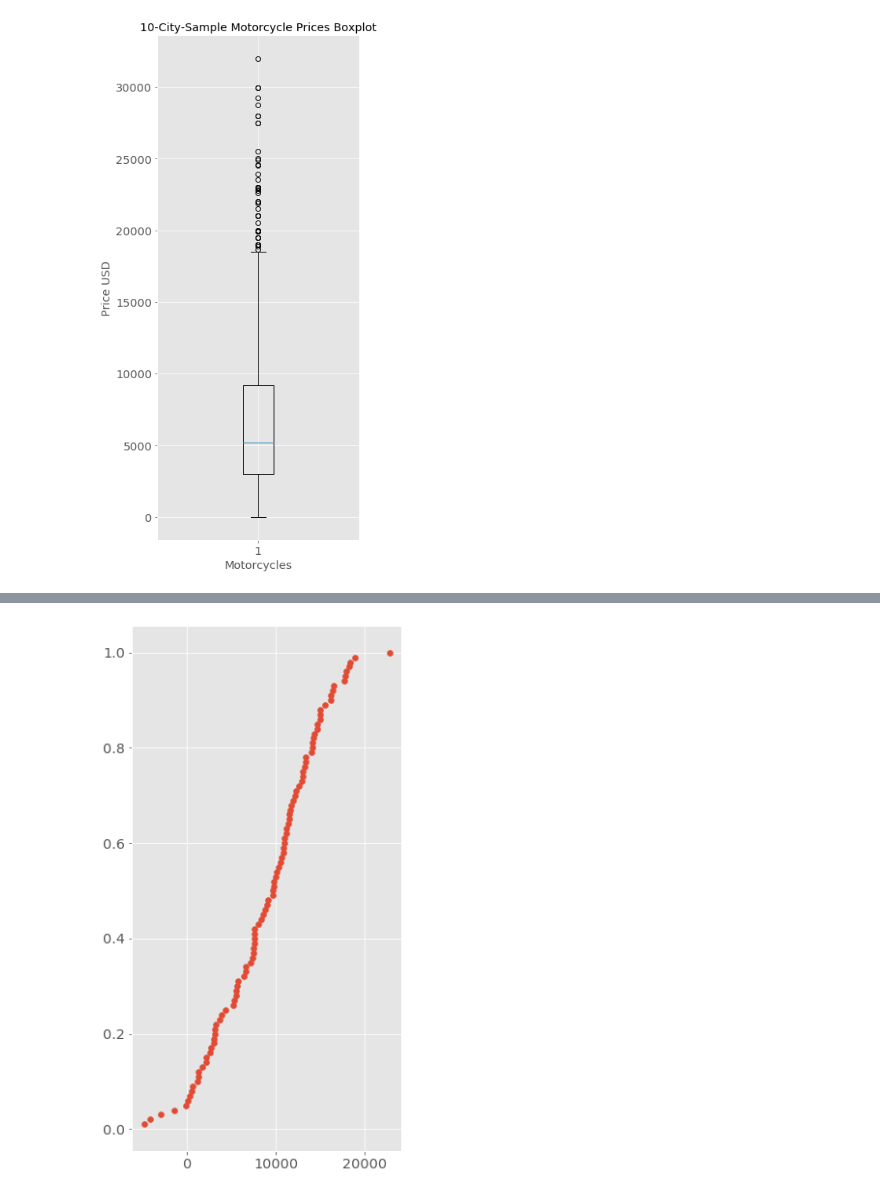
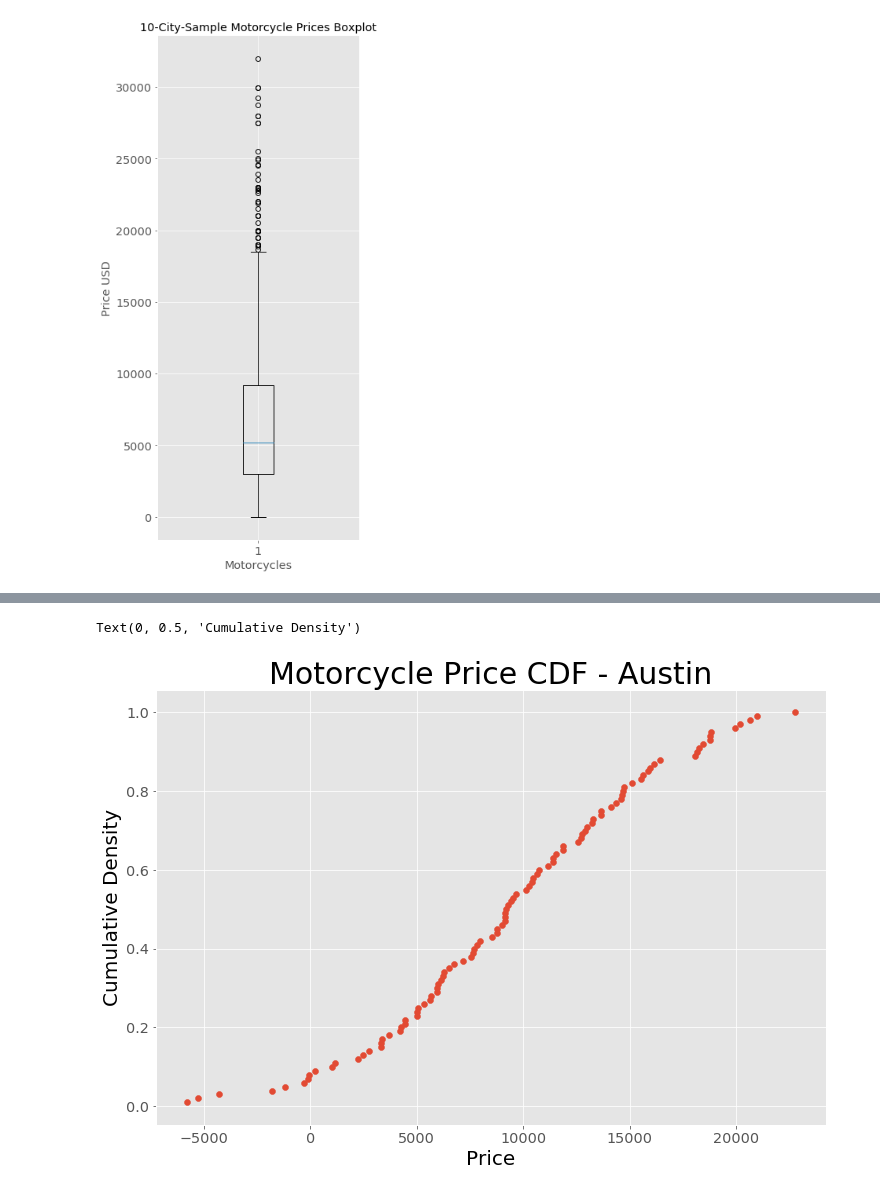
Before and after one commit to GrilledJeez/Testing-for-Difference-in-Craigslist-Markets, a Jupyter notebook: craigslist_scraper.ipynb, the cells around one changed output, grey strips where cells are left out. Saved outputs shown, nothing was run; the diff lists cells and outputs as text; code cells hidden in the pictures.

```diff
--- a/craigslist_scraper.ipynb
+++ b/craigslist_scraper.ipynb
@@ -1303,11 +1303,17 @@ def ecdf(data):
     y = np.arange(1, n+1) / n
     return(x,y)
 # %%
+
+fig, axs = plt.subplots(figsize=(12,8))
 mu, sigma = np.mean(atx_m['price']), np.std(atx_m['price'])
 rand_normal = np.random.normal(mu, sigma, 100)
 x,y = ecdf(rand_normal)
-plt.scatter(x=x, y=y);
+plt.scatter(x=x, y=y)
+axs.set_title('Motorcycle Price CDF - Austin', fontsize = 30)
+plt.xlabel('Price', fontsize = 20, color = 'black')
+plt.ylabel('Cumulative Density', fontsize = 20, color = 'black')
 # %% [output]
+Text(0, 0.5, 'Cumulative Density')
-[figure, old version]
+[figure, new version]
 # %%
 fig, axs = plt.subplots(figsize=(12,8))
```
Also changed, not shown: parts of 2 cells of this notebook.
